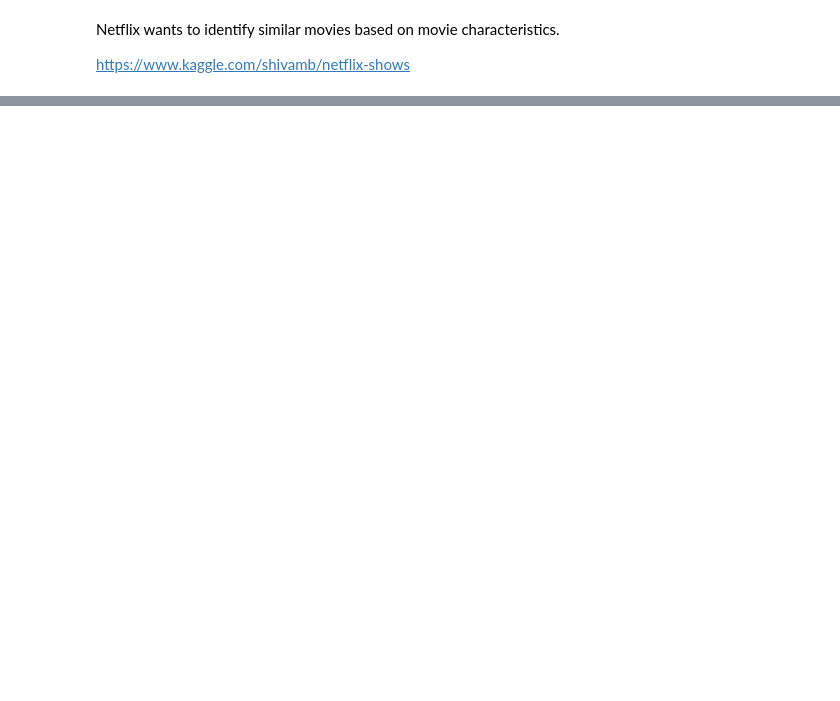
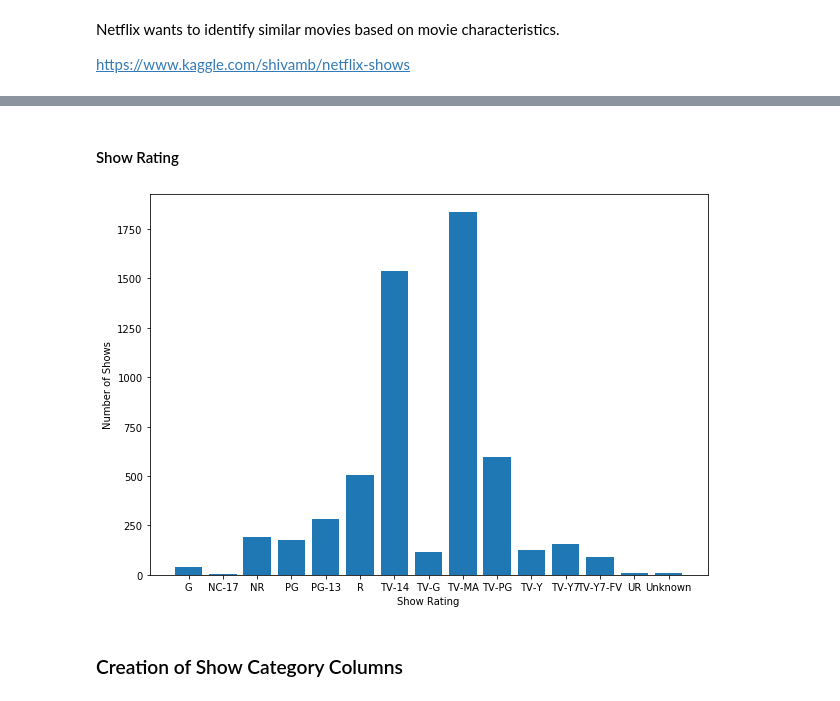
Before and after one commit to BenGriffith/data-science, a Jupyter notebook: capstone/unsupervised/netflix.ipynb, the cells around one changed output, grey strips where cells are left out. Saved outputs shown, nothing was run; the diff lists cells and outputs as text; code cells hidden in the pictures; blank space fills up the shorter version.

```diff
--- a/capstone/unsupervised/netflix.ipynb
+++ b/capstone/unsupervised/netflix.ipynb
@@ -64,3 +101,16 @@ memory usage: 530.1+ KB
+# %% [markdown]
+#### Show Rating
+# %%
+plt.figure(figsize=(10, 7))
+plt.bar(netflix.groupby('rating')['rating'].count().index,
+        netflix.groupby('rating')['rating'].count())
+plt.ylabel('Number of Shows')
+plt.xlabel('Show Rating')
+plt.show()
+# %% [output]
+[figure, added]
+# %% [markdown]
+### Creation of Show Category Columns
 # %%
 # Create netflix column labels for show categories
 show_categories = set()
```
Also changed, not shown: parts of 48 cells of this notebook.
